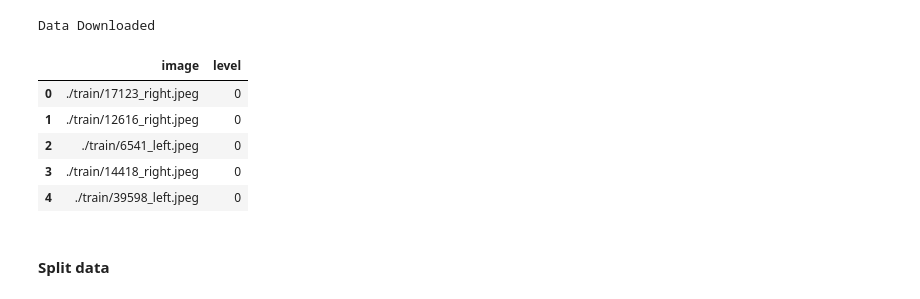
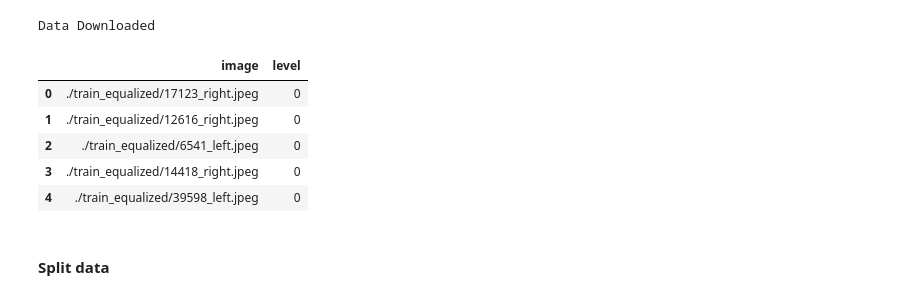
Before and after one commit to Vengadore/Notebooks, a Jupyter notebook: Training_DiabeticRetinopathy_Dataset_on_Efficientnet.ipynb, the cells around one changed output. Drawn from its saved outputs; the diff is of its cells as text; code cells hidden in the pictures.

```diff
--- a/Training_DiabeticRetinopathy_Dataset_on_Efficientnet.ipynb
+++ b/Training_DiabeticRetinopathy_Dataset_on_Efficientnet.ipynb
@@ -56,17 +58,17 @@ Data Downloaded
 # %%
 import pandas as pd
 import os
 
 data = pd.read_csv('data.csv')
-data['image'] = data['image'].apply(lambda x : os.path.join("./train",x))
+data['image'] = data['image'].apply(lambda x : os.path.join("./train_equalized",x))
 data.head()
 # %% [output]
 |  | image | level |
-| 0 | ./train/17123_right.jpeg | 0 |
-| 1 | ./train/12616_right.jpeg | 0 |
-| 2 | ./train/6541_left.jpeg | 0 |
-| 3 | ./train/14418_right.jpeg | 0 |
-| 4 | ./train/39598_left.jpeg | 0 |
+| 0 | ./train_equalized/17123_right.jpeg | 0 |
+| 1 | ./train_equalized/12616_right.jpeg | 0 |
+| 2 | ./train_equalized/6541_left.jpeg | 0 |
+| 3 | ./train_equalized/14418_right.jpeg | 0 |
+| 4 | ./train_equalized/39598_left.jpeg | 0 |
 # %% [markdown]
 #### Split data
 # %%
```
Also changed, not shown: parts of 10 cells of this notebook.
